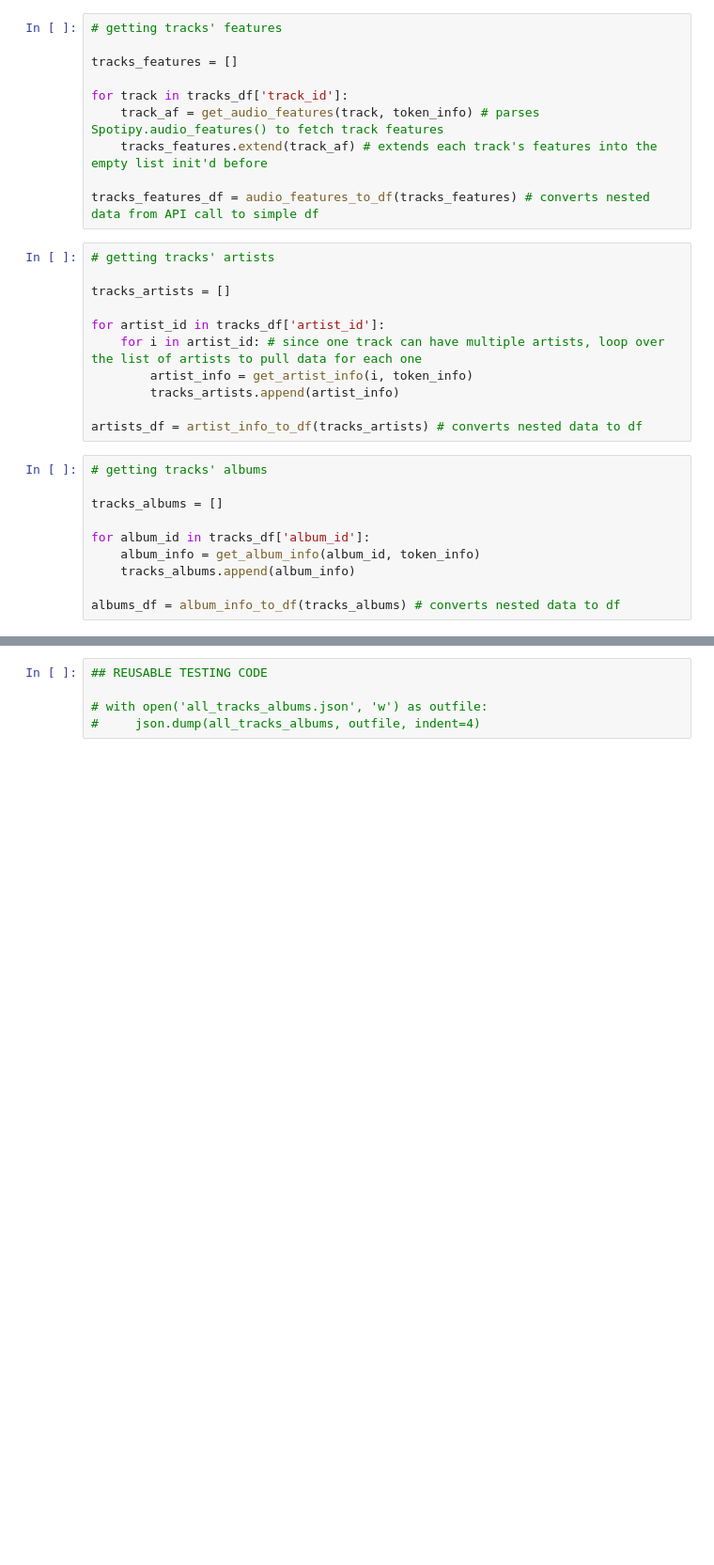
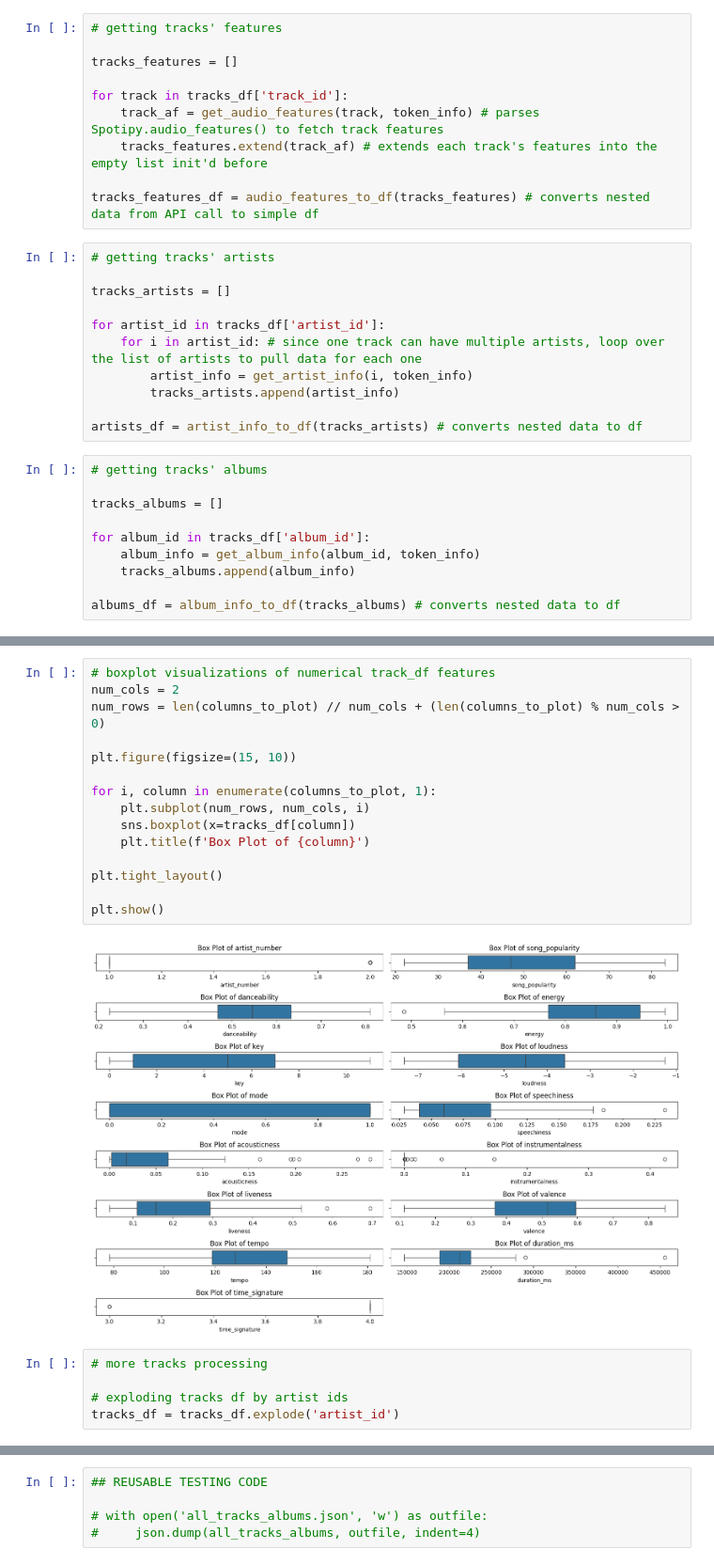
Before and after one commit to renadgharz/spotify-smart-playlists, a Jupyter notebook: src/train.ipynb, the cells around one changed output, grey strips where cells are left out. Shown at 94% size. Saved outputs shown, nothing was run; the diff lists cells and outputs as text; blank space fills up the shorter version.

```diff
--- a/src/train.ipynb
+++ b/src/train.ipynb
@@ -69 +103,23 @@ albums_df = album_info_to_df(tracks_albums) # converts nested data to df
+# %%
+# boxplot visualizations of numerical track_df features
+num_cols = 2
+num_rows = len(columns_to_plot) // num_cols + (len(columns_to_plot) % num_cols > 0)
+
+plt.figure(figsize=(15, 10))
+
+for i, column in enumerate(columns_to_plot, 1):
+    plt.subplot(num_rows, num_cols, i)
+    sns.boxplot(x=tracks_df[column])
+    plt.title(f'Box Plot of {column}')
+
+plt.tight_layout()
+
+plt.show()
+# %% [output]
+[figure, added]
+# %%
+# more tracks processing
+
+# exploding tracks df by artist ids
+tracks_df = tracks_df.explode('artist_id')
 # %%
```
Also changed, not shown: parts of 7 cells of this notebook, 1 other file.
